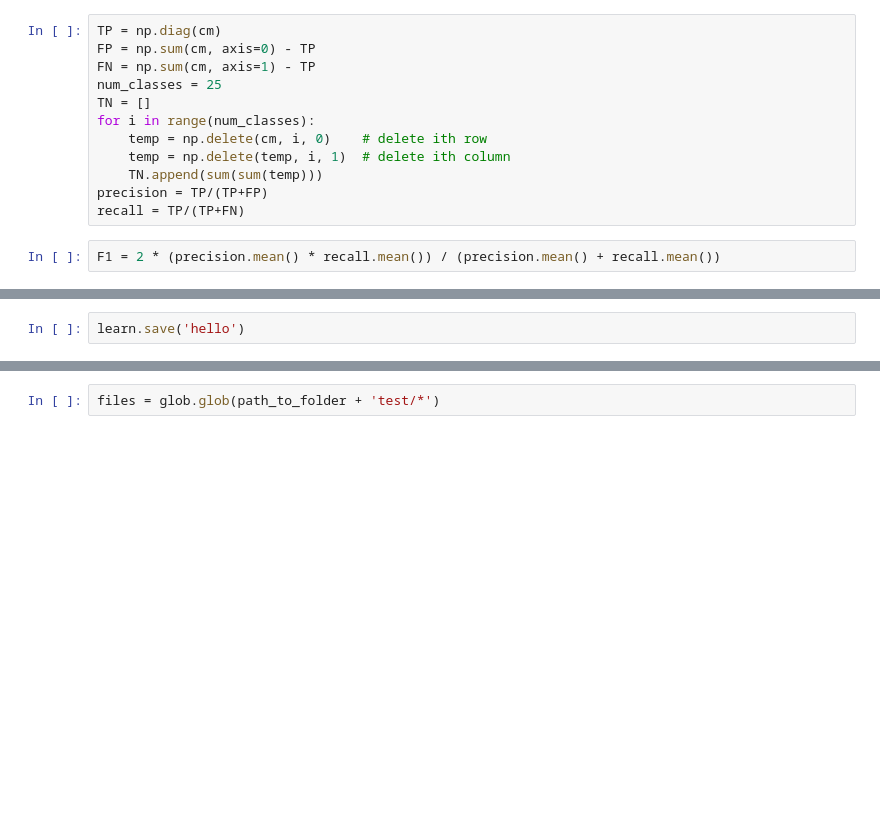
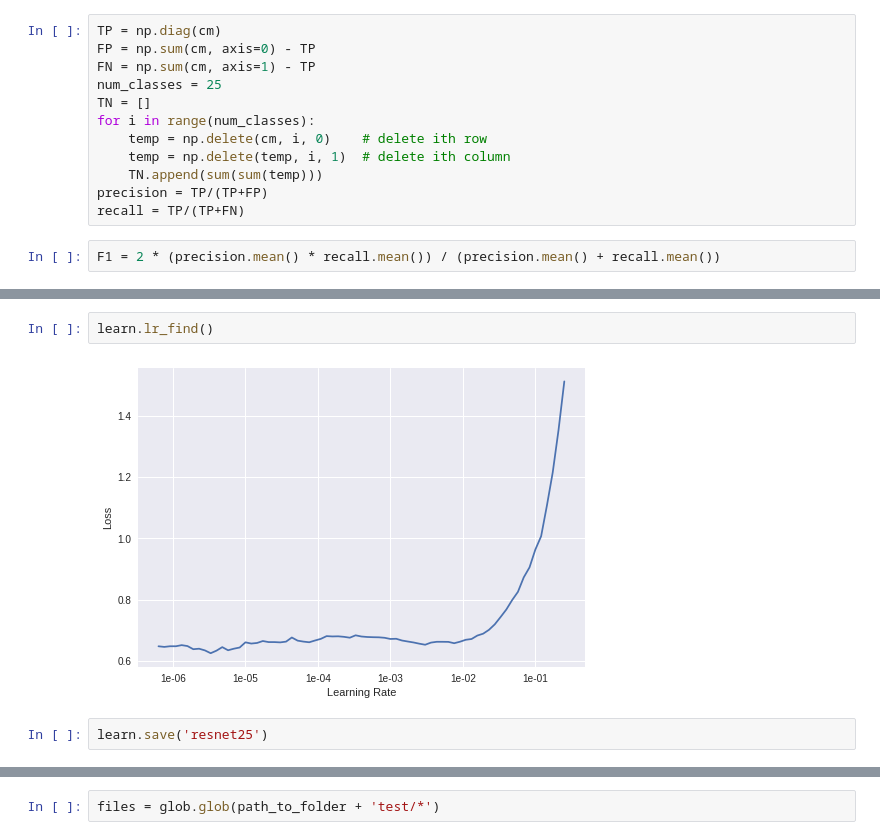
Before and after one commit to Younes-Charfaoui/Picnic-Hackathon, a Jupyter notebook: Fastai_Picnic.ipynb, the cells around one changed output, grey strips where cells are left out. Saved outputs shown, nothing was run; the diff lists cells and outputs as text; blank space fills up the shorter version.

```diff
--- a/Fastai_Picnic.ipynb
+++ b/Fastai_Picnic.ipynb
@@ -95,2 +75,6 @@ F1
+# %%
+learn.lr_find()
+# %% [output]
+[figure, added]
 # %%
-learn.save('hello')
+learn.save('resnet25')
```
Also changed, not shown: parts of 15 cells of this notebook.
